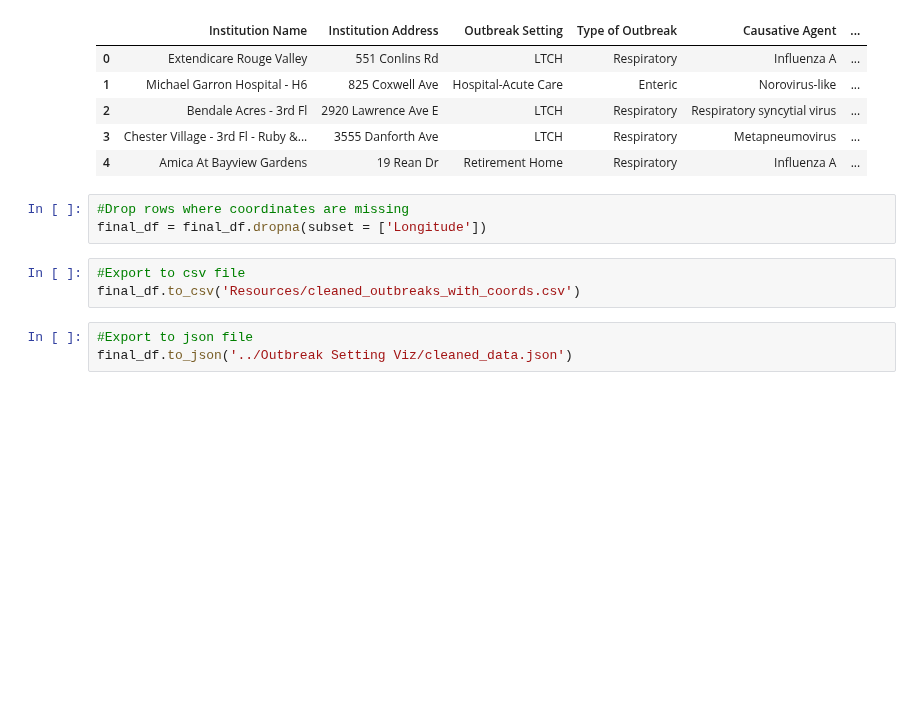
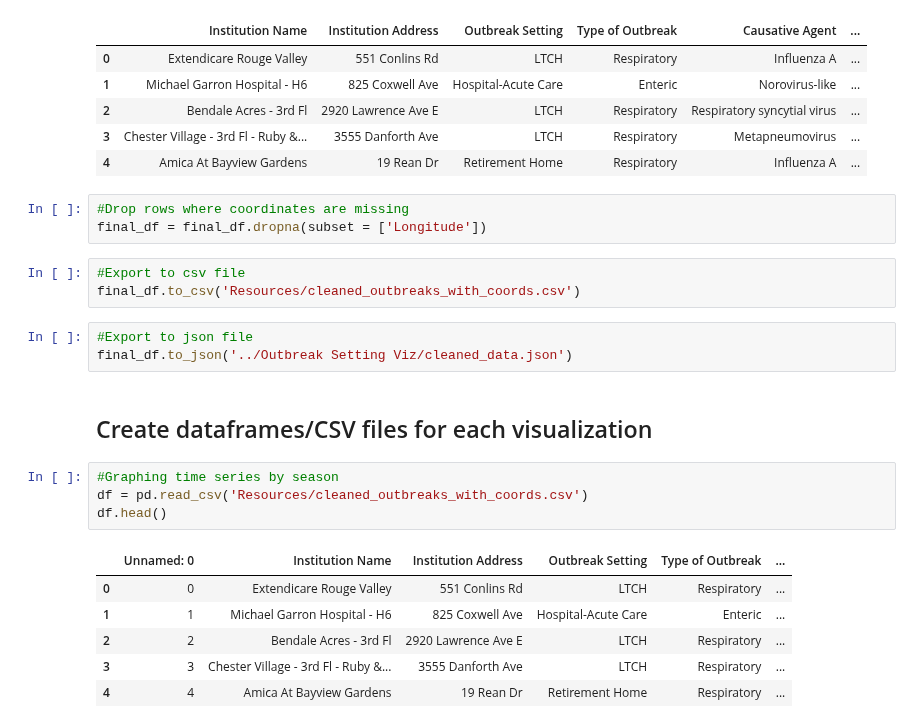
Before and after one commit to pannann/Project-3_Group-7, a Jupyter notebook: ETL/outbreaks_cleaning.ipynb, the cells around one changed output. Cells and saved outputs as stored; diff of their text form; blank space fills up the shorter version.

Commit message:
csv files for visualizations

```diff
--- a/ETL/outbreaks_cleaning.ipynb
+++ b/ETL/outbreaks_cleaning.ipynb
@@ -1020,3 +1015,16 @@ final_df.to_csv('Resources/cleaned_outbreaks_with_coords.csv')
 # %%
 #Export to json file
 final_df.to_json('../Outbreak Setting Viz/cleaned_data.json')
+# %% [markdown]
+## Create dataframes/CSV files for each visualization
+# %%
+#Graphing time series by season
+df = pd.read_csv('Resources/cleaned_outbreaks_with_coords.csv')
+df.head()
+# %% [output]
+|  | Unnamed: 0 | Institution Name | Institution Address | Outbreak Setting | Type of Outbreak | ... |
+| 0 | 0 | Extendicare Rouge Valley | 551 Conlins Rd | LTCH | Respiratory | ... |
+| 1 | 1 | Michael Garron Hospital - H6 | 825 Coxwell Ave | Hospital-Acute Care | Enteric | ... |
+| 2 | 2 | Bendale Acres - 3rd Fl | 2920 Lawrence Ave E | LTCH | Respiratory | ... |
+| 3 | 3 | Chester Village - 3rd Fl - Ruby &... | 3555 Danforth Ave | LTCH | Respiratory | ... |
+| 4 | 4 | Amica At Bayview Gardens | 19 Rean Dr | Retirement Home | Respiratory | ... |
```
Also changed, not shown: parts of 29 cells of this notebook, 7 other files.
